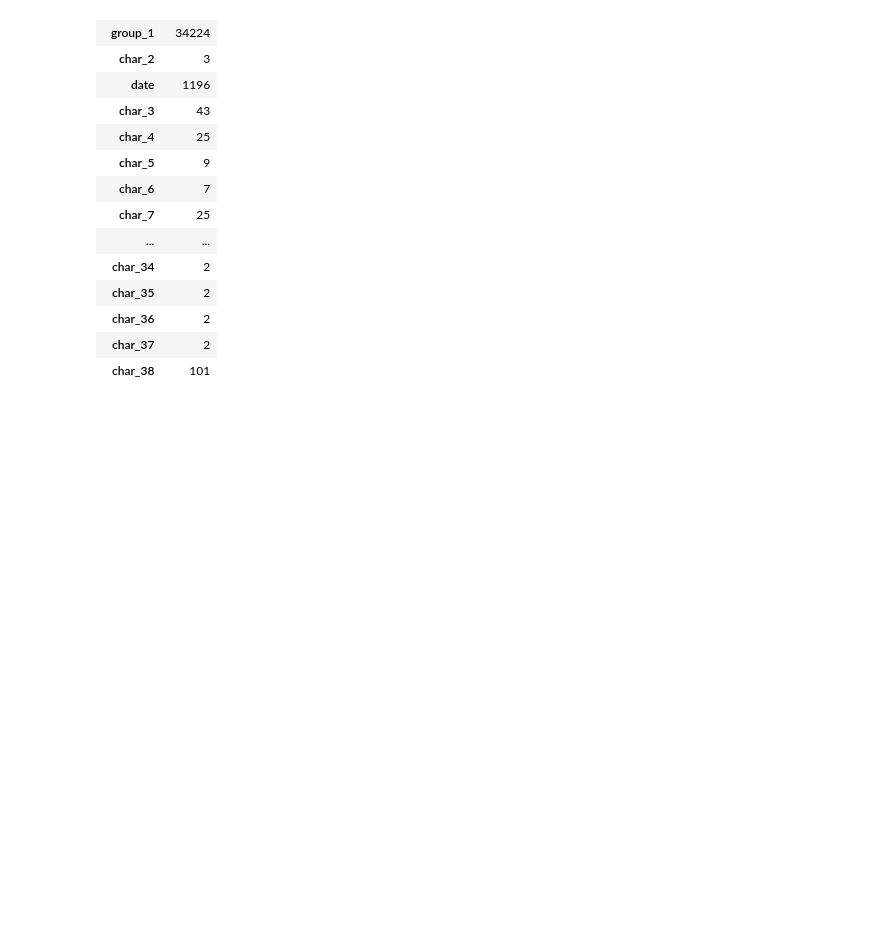
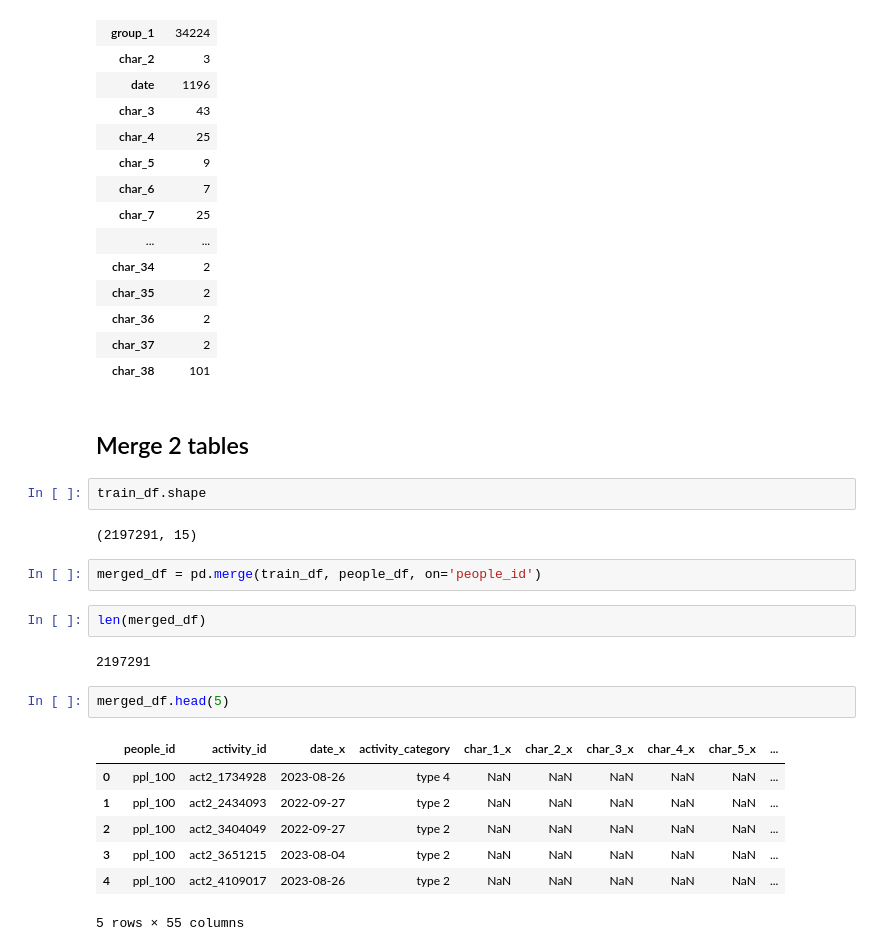
Before and after one commit to sakares/kaggle-redhat, a Jupyter notebook: bossgates-sandbox/sklearn_101.ipynb, the cells around one changed output. Drawn from its saved outputs; the diff is of its cells as text; blank space fills up the shorter version.

Commit message:
Update - sklearn_101 : merge tables

```diff
--- a/bossgates-sandbox/sklearn_101.ipynb
+++ b/bossgates-sandbox/sklearn_101.ipynb
@@ -109,3 +109,25 @@ pd.DataFrame(summary_ppl_df,people_col)
 | char_36 | 2 |
 | char_37 | 2 |
 | char_38 | 101 |
+# %% [markdown]
+## Merge 2 tables
+# %%
+train_df.shape
+# %% [output]
+(2197291, 15)
+# %%
+merged_df = pd.merge(train_df, people_df, on='people_id')
+# %%
+len(merged_df)
+# %% [output]
+2197291
+# %%
+merged_df.head(5)
+# %% [output]
+|  | people_id | activity_id | date_x | activity_category | char_1_x | char_2_x | char_3_x | char_4_x | char_5_x | ... |
+| 0 | ppl_100 | act2_1734928 | 2023-08-26 | type 4 | NaN | NaN | NaN | NaN | NaN | ... |
+| 1 | ppl_100 | act2_2434093 | 2022-09-27 | type 2 | NaN | NaN | NaN | NaN | NaN | ... |
+| 2 | ppl_100 | act2_3404049 | 2022-09-27 | type 2 | NaN | NaN | NaN | NaN | NaN | ... |
+| 3 | ppl_100 | act2_3651215 | 2023-08-04 | type 2 | NaN | NaN | NaN | NaN | NaN | ... |
+| 4 | ppl_100 | act2_4109017 | 2023-08-26 | type 2 | NaN | NaN | NaN | NaN | NaN | ... |
+5 rows × 55 columns
```
Also changed, not shown: parts of 1 cell of this notebook.
